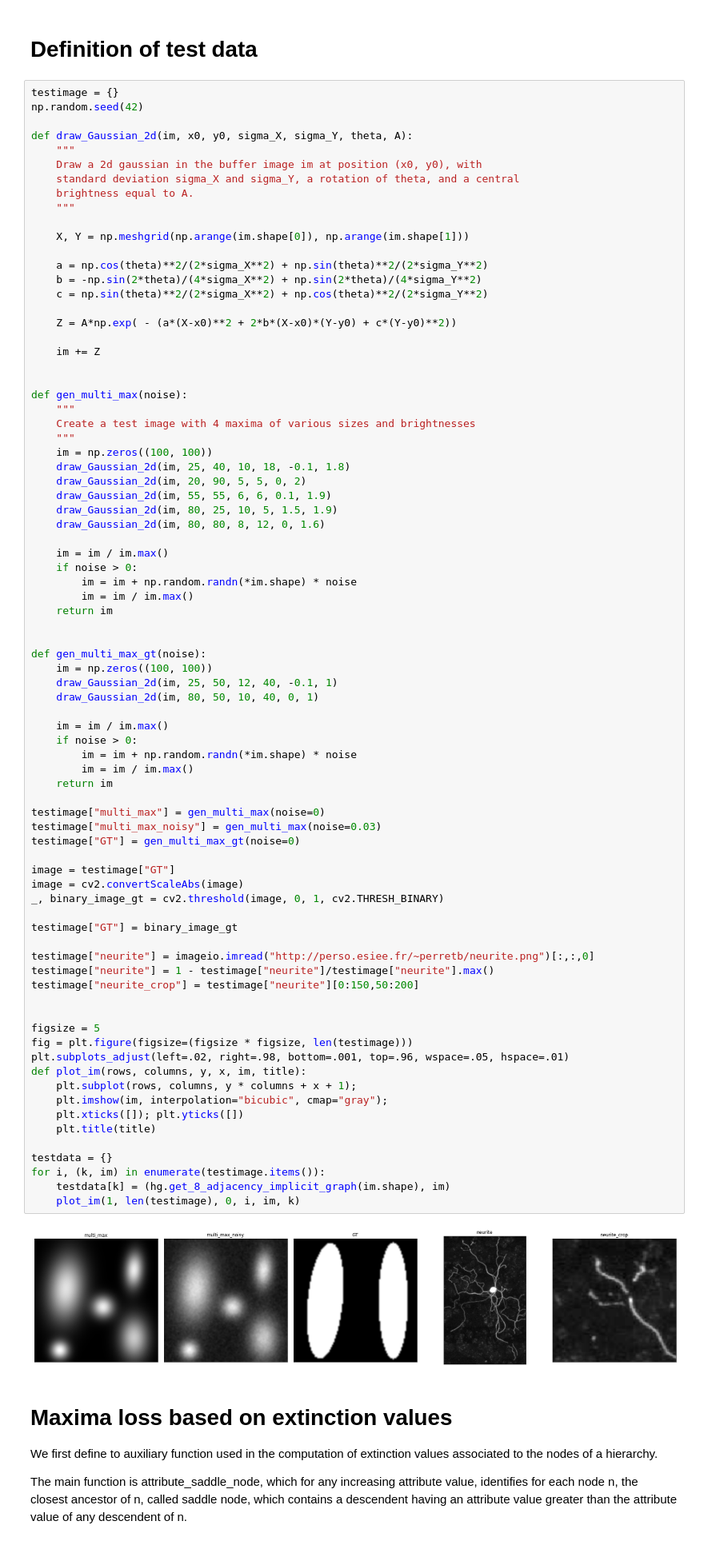
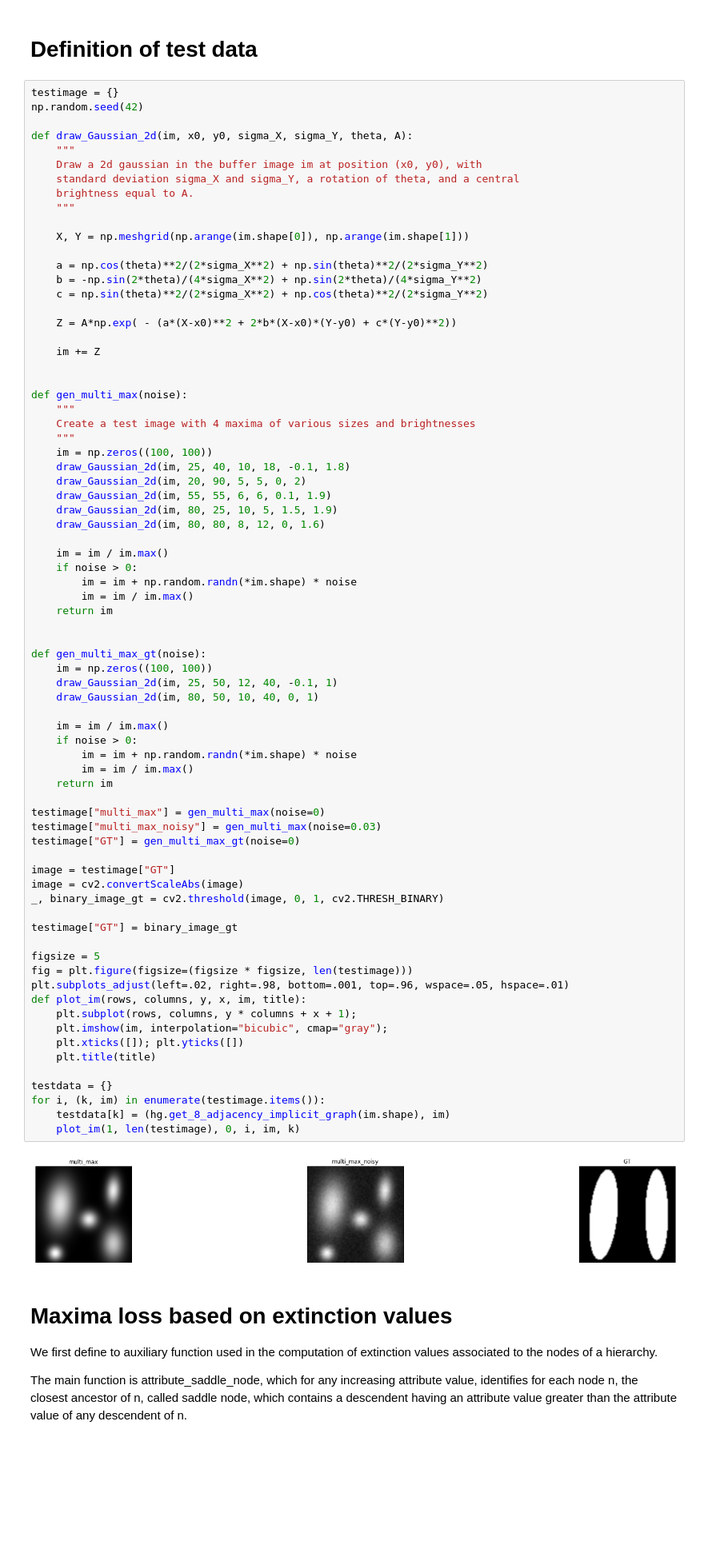
Before and after one commit to gengauss/MultiCTree, a Jupyter notebook: multiCTree_example.ipynb, the cells around one changed output. Shown at 80% size. Drawn from its saved outputs; the diff is of its cells as text; blank space fills up the shorter version.

```diff
--- a/multiCTree_example.ipynb
+++ b/multiCTree_example.ipynb
@@ -247,39 +241,34 @@ def gen_multi_max_gt(noise):
     im = im / im.max()
     if noise > 0:
         im = im + np.random.randn(*im.shape) * noise
         im = im / im.max()
     return im
 
 testimage["multi_max"] = gen_multi_max(noise=0)
 testimage["multi_max_noisy"] = gen_multi_max(noise=0.03)
 testimage["GT"] = gen_multi_max_gt(noise=0)
 
 image = testimage["GT"]
 image = cv2.convertScaleAbs(image)
 _, binary_image_gt = cv2.threshold(image, 0, 1, cv2.THRESH_BINARY)
 
 testimage["GT"] = binary_image_gt
 
-testimage["neurite"] = imageio.imread("http://perso.esiee.fr/~perretb/neurite.png")[:,:,0]
-testimage["neurite"] = 1 - testimage["neurite"]/testimage["neurite"].max()
-testimage["neurite_crop"] = testimage["neurite"][0:150,50:200]
-
-
 figsize = 5
 fig = plt.figure(figsize=(figsize * figsize, len(testimage)))
 plt.subplots_adjust(left=.02, right=.98, bottom=.001, top=.96, wspace=.05, hspace=.01)
 def plot_im(rows, columns, y, x, im, title):
     plt.subplot(rows, columns, y * columns + x + 1);
     plt.imshow(im, interpolation="bicubic", cmap="gray");
     plt.xticks([]); plt.yticks([])
     plt.title(title)
 
 testdata = {}
 for i, (k, im) in enumerate(testimage.items()):
     testdata[k] = (hg.get_8_adjacency_implicit_graph(im.shape), im)
     plot_im(1, len(testimage), 0, i, im, k)
 # %% [output]
-[figure, old version]
+[figure, new version]
 # %% [markdown]
 # Maxima loss based on extinction values
 
```
Also changed, not shown: parts of 3 cells of this notebook.
